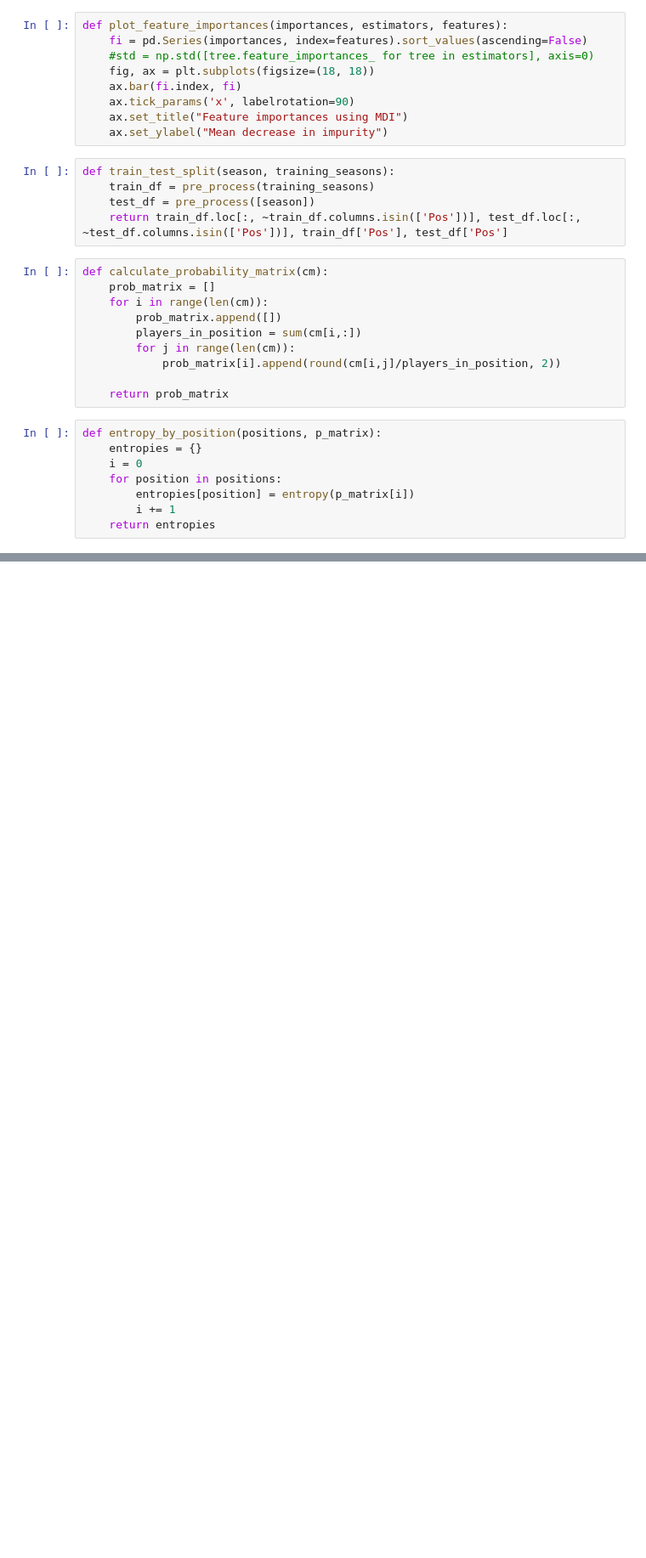
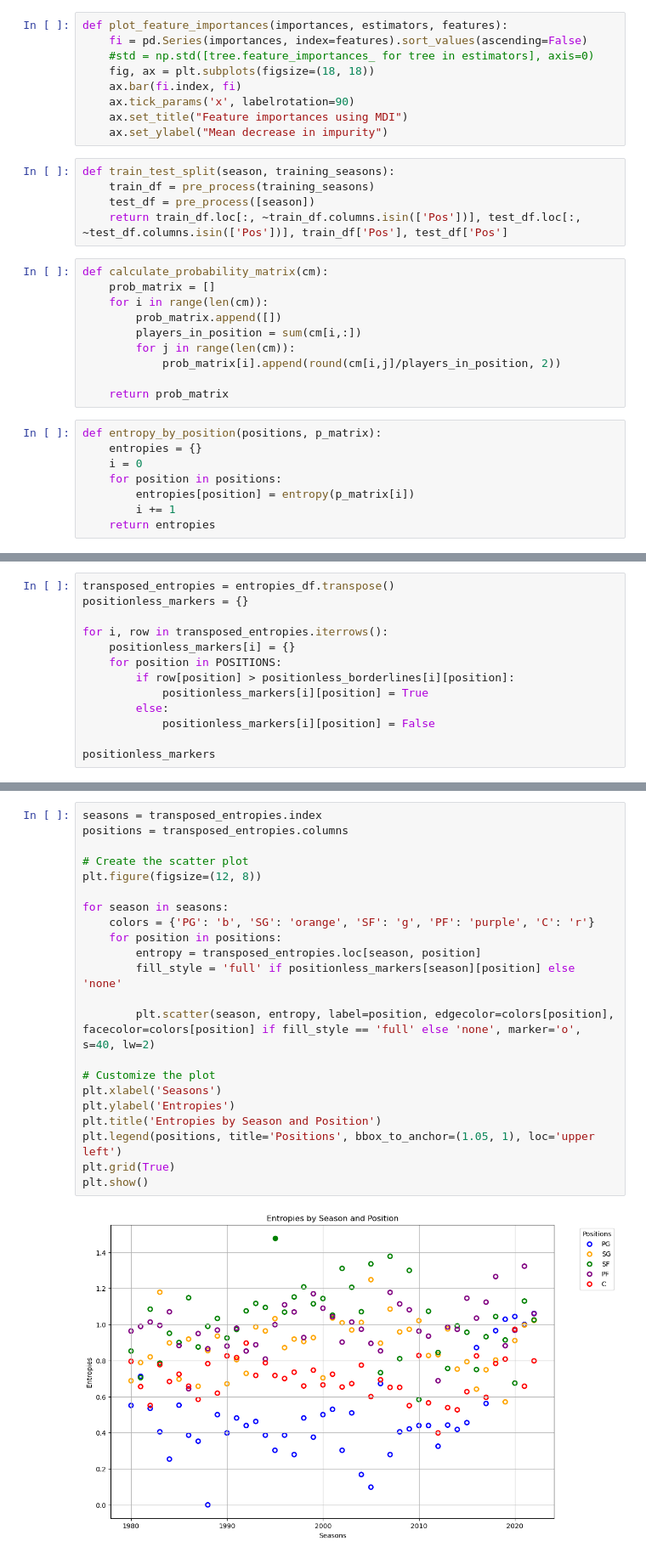
Before and after one commit to mibrahimfm/NBA-analysis, a Jupyter notebook: RandomForestClassificationSeasonsClustered.ipynb, the cells around one changed output, grey strips where cells are left out. Shown at 85% size. Cells and saved outputs as stored; diff of their text form; blank space fills up the shorter version.

```diff
--- a/RandomForestClassificationSeasonsClustered.ipynb
+++ b/RandomForestClassificationSeasonsClustered.ipynb
@@ -153,0 +166,13 @@ NameError: name 'STATS_MAPPER' is not defined
+# %%
+transposed_entropies = entropies_df.transpose()
+positionless_markers = {}
+
+for i, row in transposed_entropies.iterrows():
+    positionless_markers[i] = {}
+    for position in POSITIONS:
+        if row[position] > positionless_borderlines[i][position]:
+            positionless_markers[i][position] = True
+        else:
+            positionless_markers[i][position] = False
+
+positionless_markers
@@ -153,0 +197,24 @@ NameError: name 'STATS_MAPPER' is not defined
+# %%
+seasons = transposed_entropies.index
+positions = transposed_entropies.columns
+
+# Create the scatter plot
+plt.figure(figsize=(12, 8))
+
+for season in seasons:
+    colors = {'PG': 'b', 'SG': 'orange', 'SF': 'g', 'PF': 'purple', 'C': 'r'}
+    for position in positions:
+        entropy = transposed_entropies.loc[season, position]
+        fill_style = 'full' if positionless_markers[season][position] else 'none'
+
+        plt.scatter(season, entropy, label=position, edgecolor=colors[position], facecolor=colors[position] if fill_style == 'full' else 'none', marker='o', s=40, lw=2)
+
+# Customize the plot
+plt.xlabel('Seasons')
+plt.ylabel('Entropies')
+plt.title('Entropies by Season and Position')
+plt.legend(positions, title='Positions', bbox_to_anchor=(1.05, 1), loc='upper left')
+plt.grid(True)
+plt.show()
+# %% [output]
+[figure, added]
```
Also changed, not shown: parts of 9 cells of this notebook, 4 other files.
